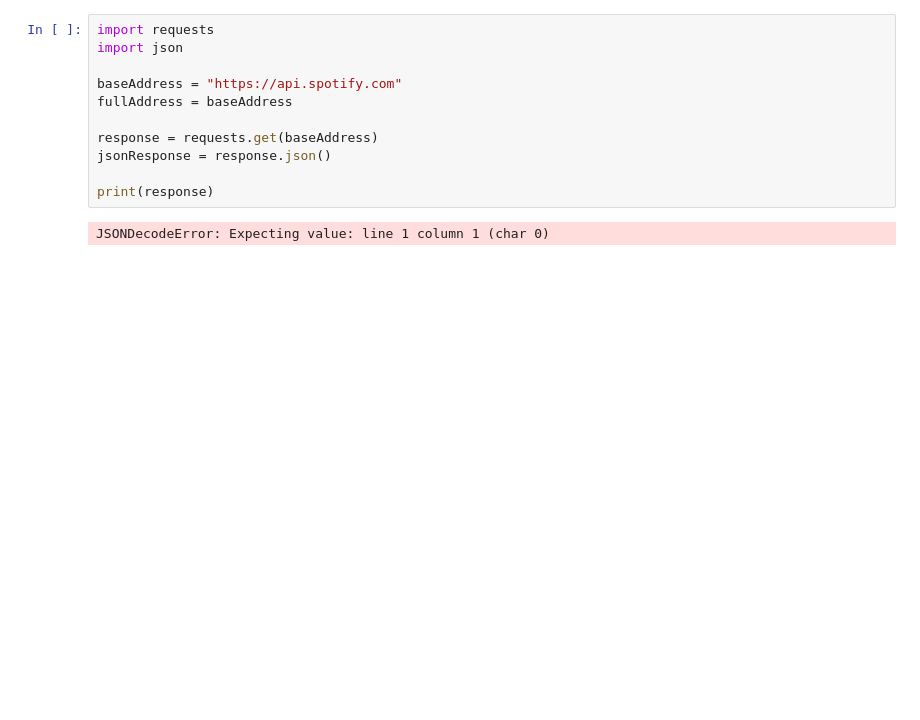
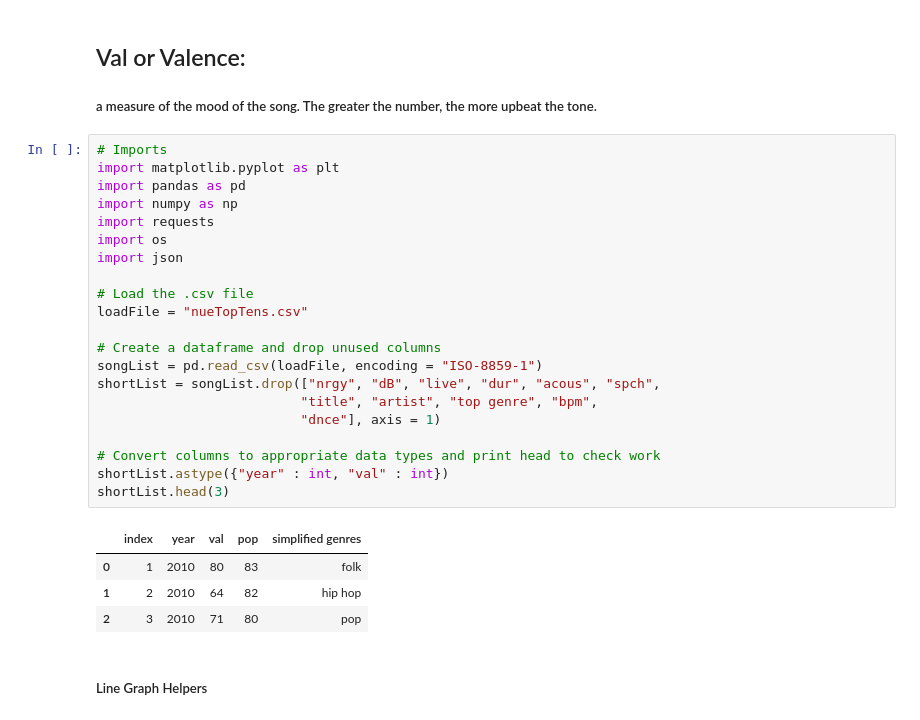
Before and after one commit to Boyder3113/Project_1, a Jupyter notebook: Untitled.ipynb, the cells around one changed output. Drawn from its saved outputs; the diff is of its cells as text; blank space fills up the shorter version.

```diff
--- a/Untitled.ipynb
+++ b/Untitled.ipynb
@@ -1,13 +1,31 @@
-# %%
-import requests
-import json
-
-baseAddress = "https://api.spotify.com"
-fullAddress = baseAddress
-
-response = requests.get(baseAddress)
-jsonResponse = response.json()
-
-print(response)
-# %% [output]
-JSONDecodeError: Expecting value: line 1 column 1 (char 0)
+# %% [markdown]
+## Val or Valence:
+##### a measure of the mood of the song.  The greater the number, the more upbeat the tone.
+# %%
+# Imports
+import matplotlib.pyplot as plt
+import pandas as pd
+import numpy as np
+import requests
+import os
+import json
+
+# Load the .csv file
+loadFile = "nueTopTens.csv"
+
+# Create a dataframe and drop unused columns
+songList = pd.read_csv(loadFile, encoding = "ISO-8859-1")
+shortList = songList.drop(["nrgy", "dB", "live", "dur", "acous", "spch",
+                          "title", "artist", "top genre", "bpm",
+                          "dnce"], axis = 1)
+
+# Convert columns to appropriate data types and print head to check work
+shortList.astype({"year" : int, "val" : int})
+shortList.head(3)
+# %% [output]
+|  | index | year | val | pop | simplified genres |
+| 0 | 1 | 2010 | 80 | 83 | folk |
+| 1 | 2 | 2010 | 64 | 82 | hip hop |
+| 2 | 3 | 2010 | 71 | 80 | pop |
+# %% [markdown]
+##### Line Graph Helpers
```
Also changed, not shown: parts of 9 cells of this notebook.
